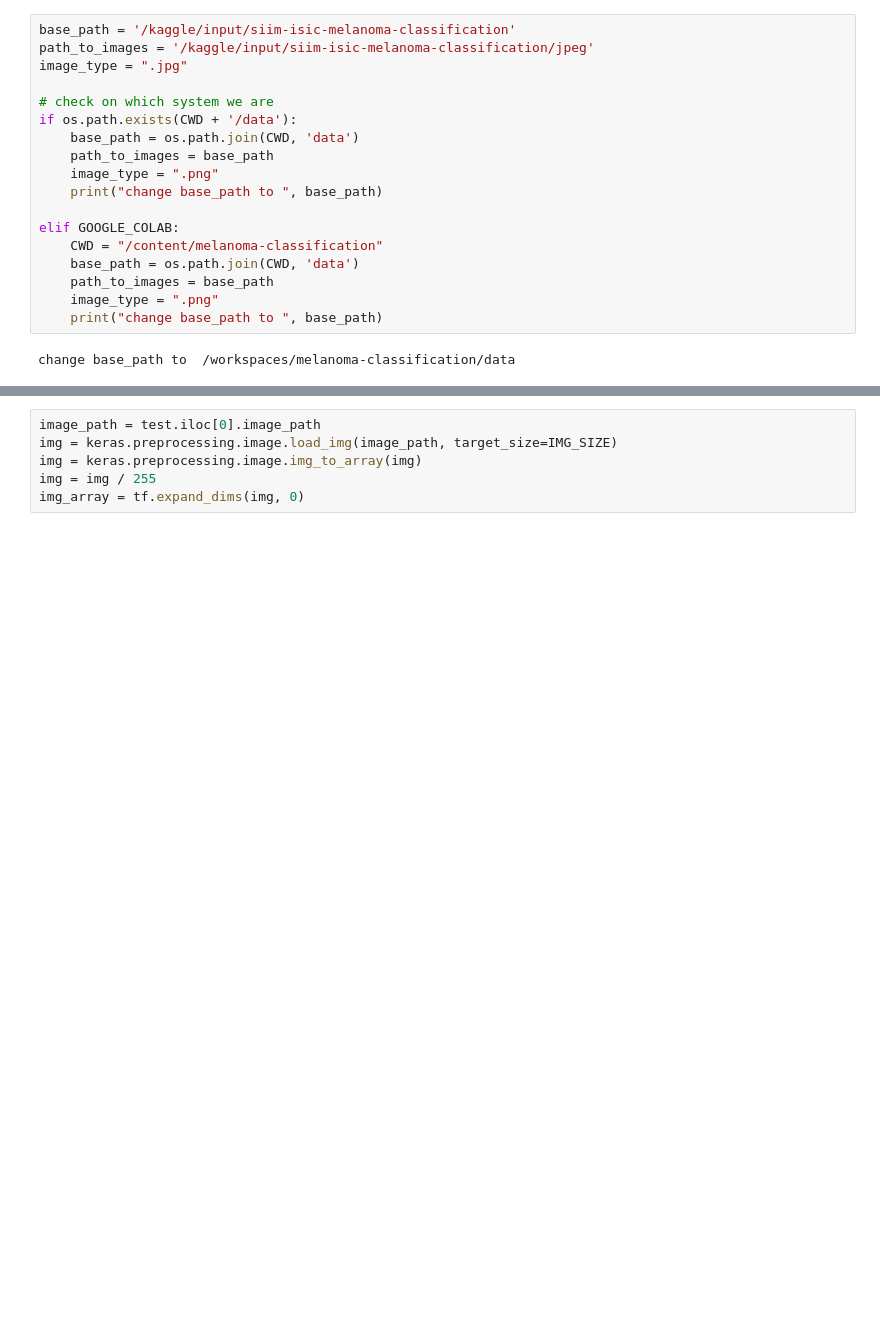
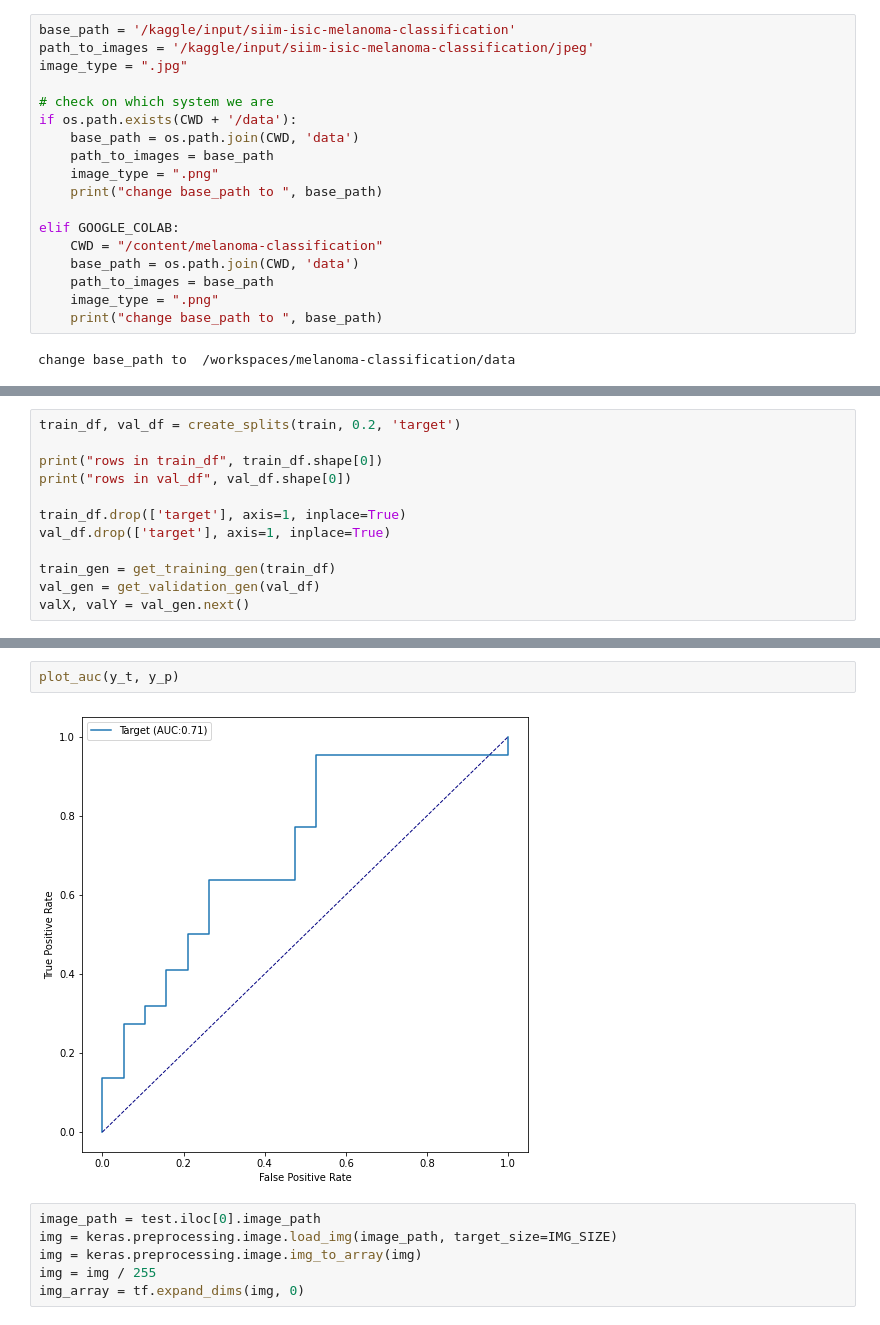
Before and after one commit to SaschaMet/melanoma-classification, a Jupyter notebook: eda.ipynb, the cells around one changed output, grey strips where cells are left out. Drawn from its saved outputs; the diff is of its cells as text; blank space fills up the shorter version.

```diff
--- a/eda.ipynb
+++ b/eda.ipynb
@@ -495,0 +410,12 @@ for key in histories[0].history.keys():
+# %%
+train_df, val_df = create_splits(train, 0.2, 'target')
+
+print("rows in train_df", train_df.shape[0])
+print("rows in val_df", val_df.shape[0])
+
+train_df.drop(['target'], axis=1, inplace=True)
+val_df.drop(['target'], axis=1, inplace=True)
+
+train_gen = get_training_gen(train_df)
+val_gen = get_validation_gen(val_df)
+valX, valY = val_gen.next()
@@ -504,3 +497,7 @@ if SAVE_OUTPUT:
+# %%
+plot_auc(y_t, y_p)
+# %% [output]
+[figure, added]
 # %%
 image_path = test.iloc[0].image_path
 img = keras.preprocessing.image.load_img(image_path, target_size=IMG_SIZE)
```
Also changed, not shown: parts of 32 cells of this notebook, 2 other files.
